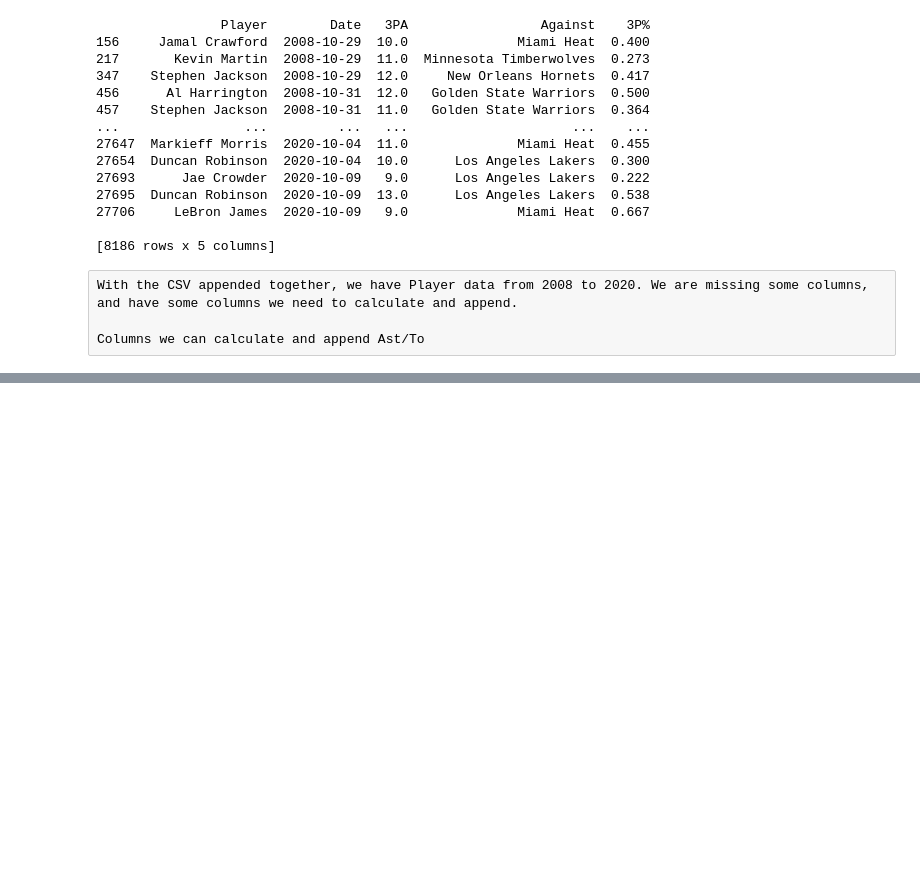
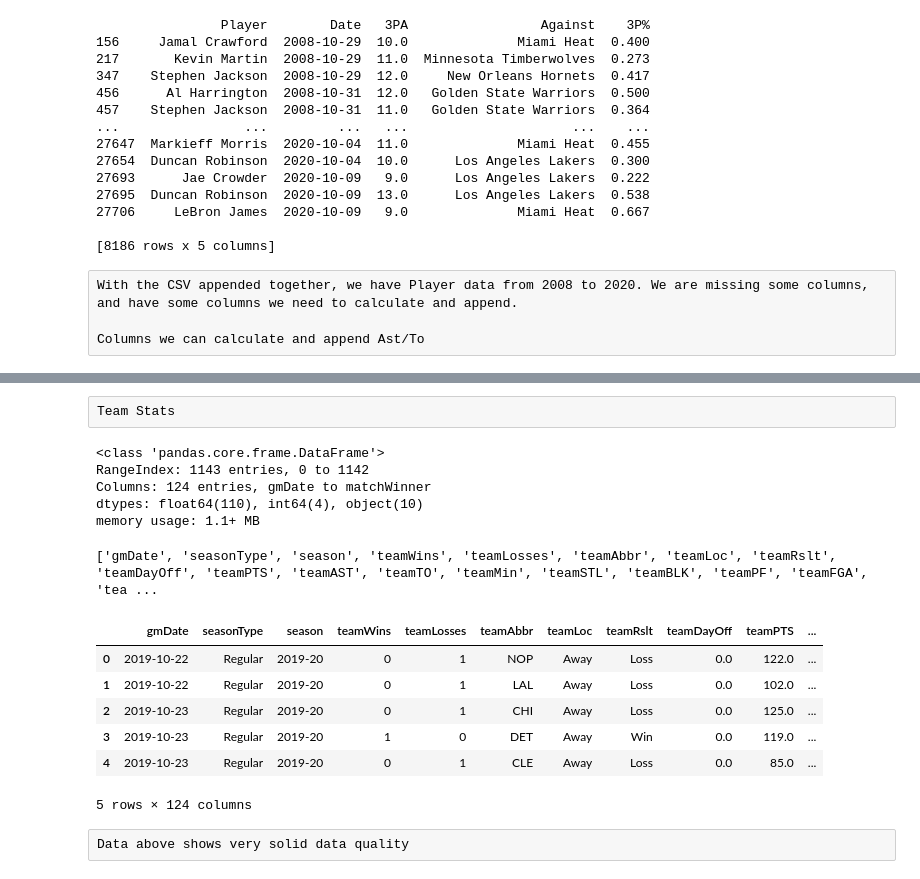
Before and after one commit to ElectricSheep007/UNH-Repo, a Jupyter notebook: DS_Guided_Capstone_2_Repo/virenv/Guided_Capstone_Project_2.ipynb, the cells around one changed output, grey strips where cells are left out. Saved outputs shown, nothing was run; the diff lists cells and outputs as text; code cells hidden in the pictures; blank space fills up the shorter version.

Commit message:
Appended team stats 2019-2020 season

```diff
--- a/DS_Guided_Capstone_2_Repo/virenv/Guided_Capstone_Project_2.ipynb
+++ b/DS_Guided_Capstone_2_Repo/virenv/Guided_Capstone_Project_2.ipynb
@@ -290,0 +294,31 @@ Name: Date, Length: 373069, dtype: object
+# %% [raw]
+Team Stats
+# %%
+#Dataset acquired from kaggle:
+#website - "https://www.kaggle.com/rafaelgreca/nba-games-box-score-since-1949"
+
+cs_team = pd.read_csv('/Users/Shawn/Documents/UNH_ML_SLF/MLassignments/UNH-Repo/DS_Guided_Capstone_2_Repo/virenv/team_stats/2019-2020.csv')
+# %%
+cs_team.info()
+# %% [output]
+<class 'pandas.core.frame.DataFrame'>
+RangeIndex: 1143 entries, 0 to 1142
+Columns: 124 entries, gmDate to matchWinner
+dtypes: float64(110), int64(4), object(10)
+memory usage: 1.1+ MB
+# %%
+print(cs_team.columns.tolist())
+# %% [output]
+['gmDate', 'seasonType', 'season', 'teamWins', 'teamLosses', 'teamAbbr', 'teamLoc', 'teamRslt', 'teamDayOff', 'teamPTS', 'teamAST', 'teamTO', 'teamMin', 'teamSTL', 'teamBLK', 'teamPF', 'teamFGA', 'tea ...
+# %%
+cs_team.head()
+# %% [output]
+|  | gmDate | seasonType | season | teamWins | teamLosses | teamAbbr | teamLoc | teamRslt | teamDayOff | teamPTS | ... |
+| 0 | 2019-10-22 | Regular | 2019-20 | 0 | 1 | NOP | Away | Loss | 0.0 | 122.0 | ... |
+| 1 | 2019-10-22 | Regular | 2019-20 | 0 | 1 | LAL | Away | Loss | 0.0 | 102.0 | ... |
+| 2 | 2019-10-23 | Regular | 2019-20 | 0 | 1 | CHI | Away | Loss | 0.0 | 125.0 | ... |
+| 3 | 2019-10-23 | Regular | 2019-20 | 1 | 0 | DET | Away | Win | 0.0 | 119.0 | ... |
+| 4 | 2019-10-23 | Regular | 2019-20 | 0 | 1 | CLE | Away | Loss | 0.0 | 85.0 | ... |
+5 rows × 124 columns
+# %% [raw]
+Data above shows very solid data quality
```
Also changed, not shown: parts of 3 cells of this notebook.
